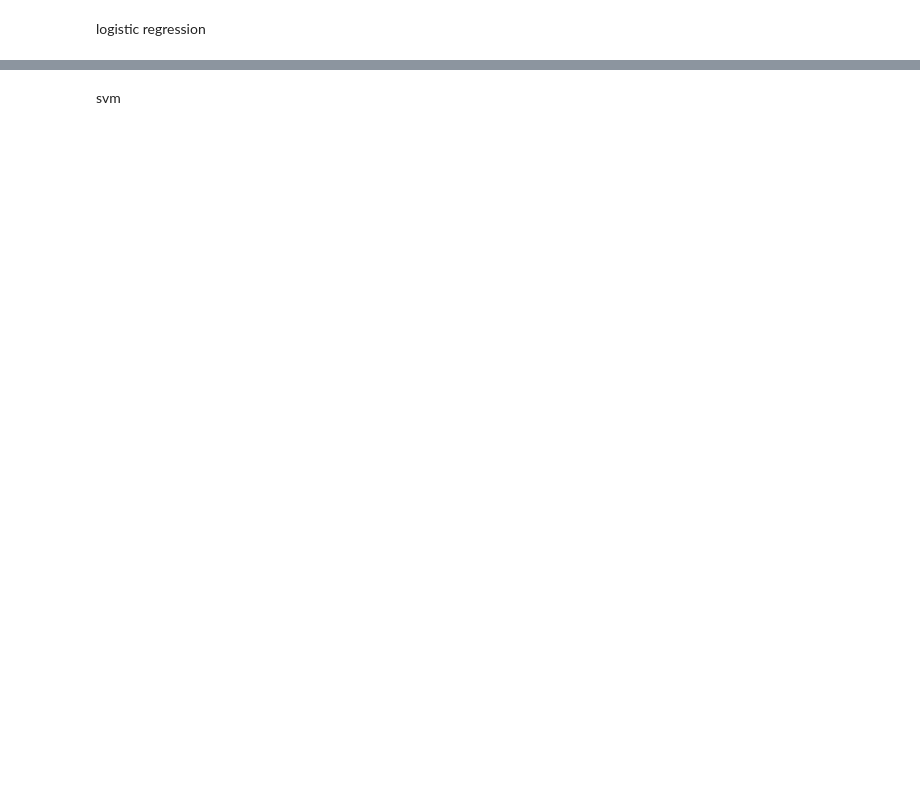
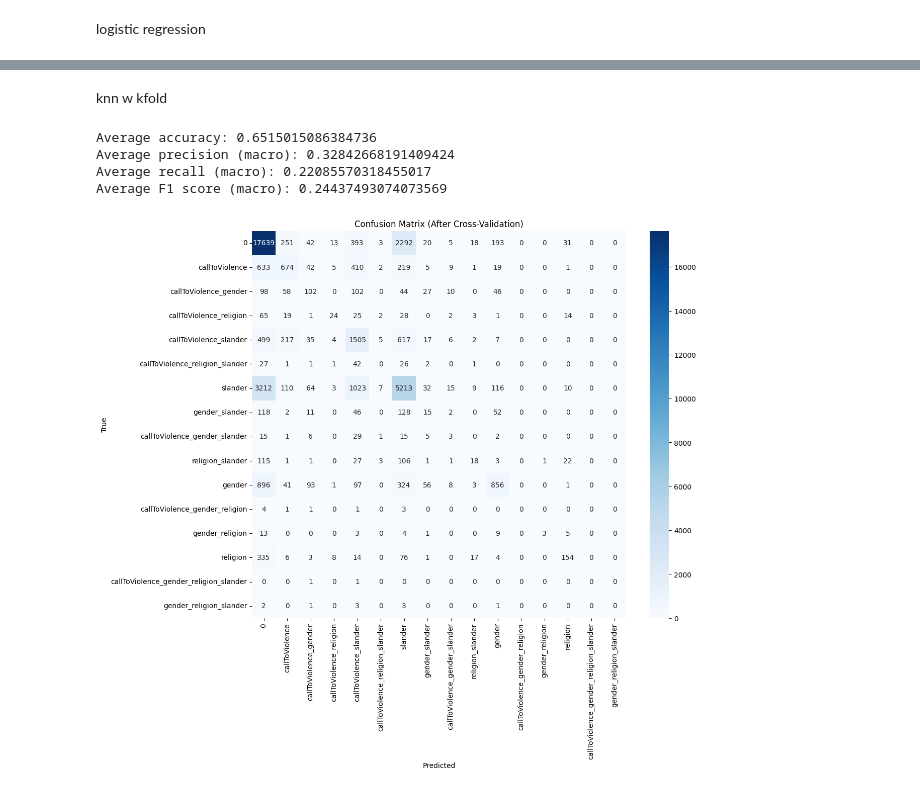
Before and after one commit to cretin70707/Hate-speech-ML, a Jupyter notebook: hate-speech-ml-type.ipynb, the cells around one changed output, grey strips where cells are left out. Drawn from its saved outputs; the diff is of its cells as text; code cells hidden in the pictures; blank space fills up the shorter version.

```diff
--- a/hate-speech-ml-type.ipynb
+++ b/hate-speech-ml-type.ipynb
@@ -405,3 +435,20 @@ F1 Score (macro): 0.0505
 ----------------------------------------------------------------------
-# %% [markdown]
-svm
+# %% [markdown]
+knn w kfold
+# %%
+model_knn = KNeighborsClassifier(n_neighbors=5, weights='uniform')
+# Define your class labels
+class_labels = ['0', 'callToViolence', 'callToViolence_gender', 'callToViolence_religion',
+                'callToViolence_slander', 'callToViolence_religion_slander', 'slander',
+                'gender_slander', 'callToViolence_gender_slander', 'religion_slander',
+                'gender', 'callToViolence_gender_religion', 'gender_religion',
+                'religion', 'callToViolence_gender_religion_slander', 'gender_religion_slander']
+
+# Assuming X (features) and y (labels) are already set
+evaluate_model_kfold(model_knn, x_tfidf_bigram, df['type'], class_labels)
+# %% [output]
+Average accuracy: 0.6515015086384736
+Average precision (macro): 0.32842668191409424
+Average recall (macro): 0.22085570318455017
+Average F1 score (macro): 0.24437493074073569
+[figure, added]
```
Also changed, not shown: parts of 27 cells of this notebook, 3 other files.
